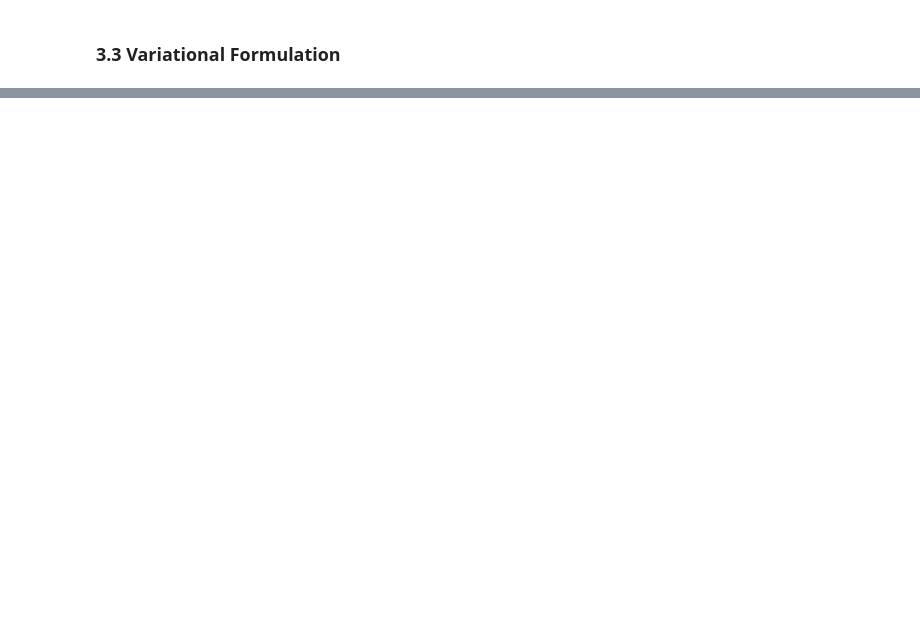
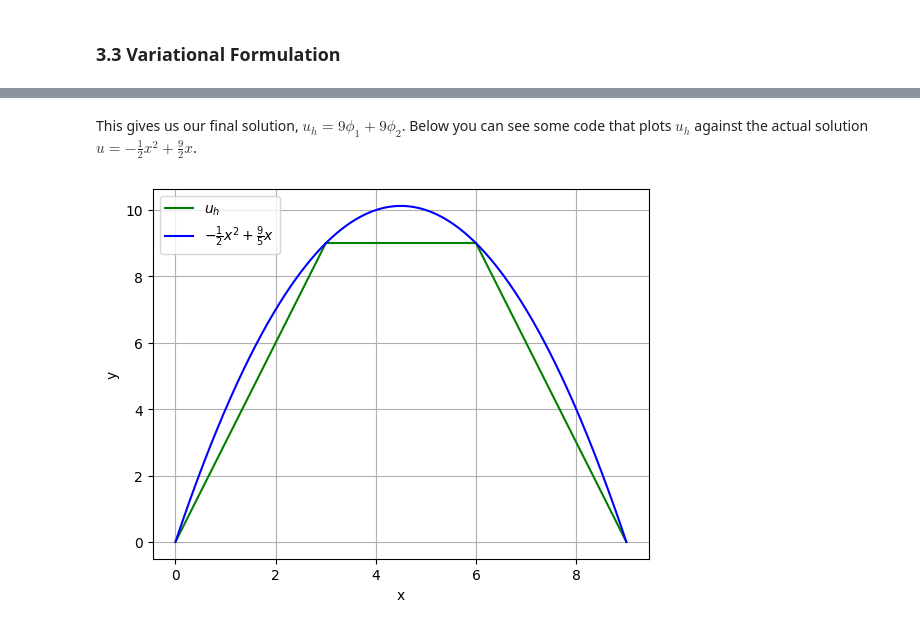
Before and after one commit to KyleMorris84/Finite-Element-Method-Project, a Jupyter notebook: Notebook2/Notebook2.ipynb, the cells around one changed output, grey strips where cells are left out. Saved outputs shown, nothing was run; the diff lists cells and outputs as text; code cells hidden in the pictures; blank space fills up the shorter version.

```diff
--- a/Notebook2/Notebook2.ipynb
+++ b/Notebook2/Notebook2.ipynb
@@ -118,0 +287,41 @@ $V$
+# %% [markdown]
+This gives us our final solution, $u_h = 9\phi_1 + 9\phi_2$. Below you can see some code that plots $u_h$ against the actual solution $u = -\frac12 x^2 + \frac92 x$.
+# %%
+import matplotlib.pyplot as plt
+import numpy as np
+
+# Data for plotting
+X = np.arange(0.0, 9.01, 0.01)
+X0_3 = np.arange(0.0, 3.01, 0.01)
+X3_6 = np.arange(3.0, 6.01, 0.01)
+X6_9 = np.arange(6.0, 9.01, 0.01)
+
+# Degrees of freedom
+c_1 = c_2 = 9
+
+# Hat functions
+phi1 = c_1*(X0_3/3)
+phi2 = c_2*(3-X6_9/3)
+
+# Part where hat functions overlap
+phi1PLUSphi2 = c_1*(2-X3_6) + c_2*(X3_6-1)
+
+fig, ax = plt.subplots()
+
+ax.set(xlabel='x', ylabel='y')
+ax.grid()
+
+# Plot FEM Approximation
+plt.plot(X0_3, phi1, color='green', label=r'$u_h$')
+plt.plot(X3_6, phi1PLUSphi2, color='green')
+plt.plot(X6_9, phi2, color='green')
+
+# Plot Actual solution
+plt.plot(X, -0.5*X**2 + 4.5*X, color='blue', label=r'$-\frac{1}{2} x^2 + \frac{9}{5} x$')
+
+plt.legend(loc="upper left")
+
+fig.savefig("FEMvsActual.png")
+plt.show()
+# %% [output]
+[figure, added]
```
Also changed, not shown: parts of 38 cells of this notebook, 3 other files.
